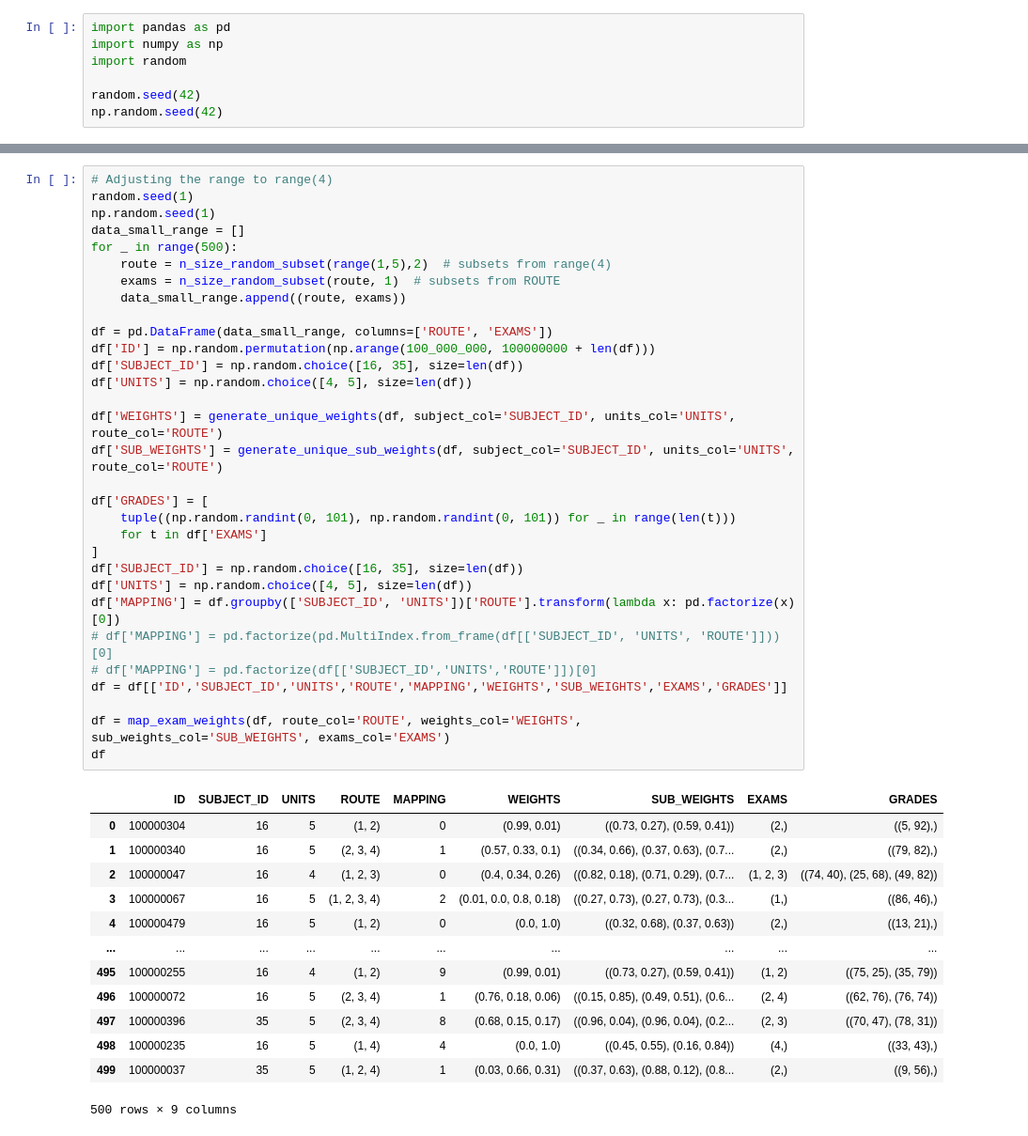
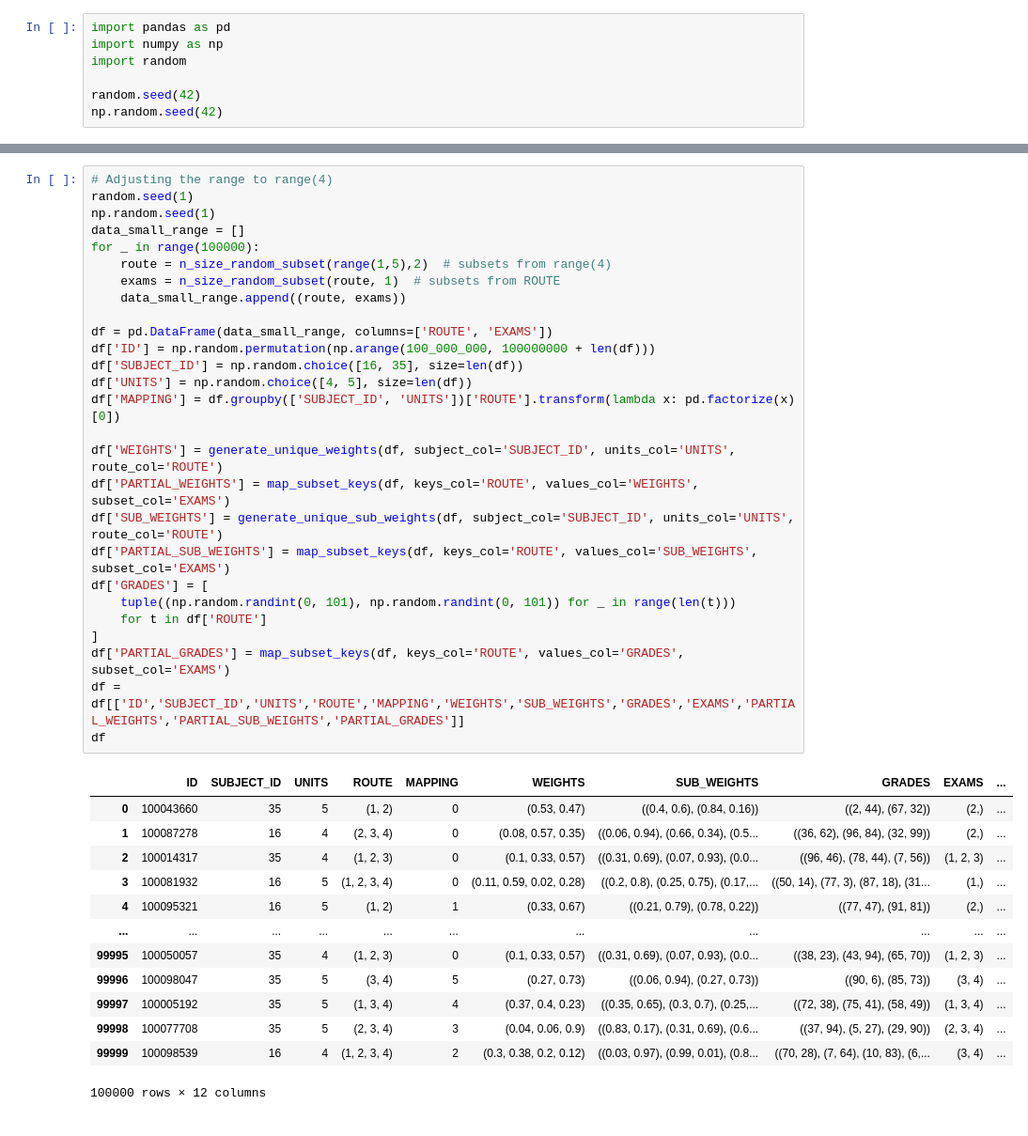
Before and after one commit to YaliToledano/atuda-baguyot, a Jupyter notebook: generate_exams_pivots_2.ipynb, the cells around one changed output, grey strips where cells are left out. Shown at 94% size. Drawn from its saved outputs; the diff is of its cells as text.

```diff
--- a/generate_exams_pivots_2.ipynb
+++ b/generate_exams_pivots_2.ipynb
@@ -109,48 +97,44 @@ def map_exam_weights(df, route_col, weights_col, sub_weights_col, exams_col, exa
 # %%
 # Adjusting the range to range(4)
 random.seed(1)
 np.random.seed(1)
 data_small_range = []
-for _ in range(500):
+for _ in range(100000):
     route = n_size_random_subset(range(1,5),2)  # subsets from range(4)
     exams = n_size_random_subset(route, 1)  # subsets from ROUTE
     data_small_range.append((route, exams))
 
 df = pd.DataFrame(data_small_range, columns=['ROUTE', 'EXAMS'])
 df['ID'] = np.random.permutation(np.arange(100_000_000, 100000000 + len(df)))
 df['SUBJECT_ID'] = np.random.choice([16, 35], size=len(df))
 df['UNITS'] = np.random.choice([4, 5], size=len(df))
+df['MAPPING'] = df.groupby(['SUBJECT_ID', 'UNITS'])['ROUTE'].transform(lambda x: pd.factorize(x)[0])
 
 df['WEIGHTS'] = generate_unique_weights(df, subject_col='SUBJECT_ID', units_col='UNITS', route_col='ROUTE')
+df['PARTIAL_WEIGHTS'] = map_subset_keys(df, keys_col='ROUTE', values_col='WEIGHTS', subset_col='EXAMS')
 df['SUB_WEIGHTS'] = generate_unique_sub_weights(df, subject_col='SUBJECT_ID', units_col='UNITS', route_col='ROUTE')
-
+df['PARTIAL_SUB_WEIGHTS'] = map_subset_keys(df, keys_col='ROUTE', values_col='SUB_WEIGHTS', subset_col='EXAMS')
 df['GRADES'] = [
     tuple((np.random.randint(0, 101), np.random.randint(0, 101)) for _ in range(len(t)))
-    for t in df['EXAMS']
+    for t in df['ROUTE']
 ]
-df['SUBJECT_ID'] = np.random.choice([16, 35], size=len(df))
-df['UNITS'] = np.random.choice([4, 5], size=len(df))
-df['MAPPING'] = df.groupby(['SUBJECT_ID', 'UNITS'])['ROUTE'].transform(lambda x: pd.factorize(x)[0])
-# df['MAPPING'] = pd.factorize(pd.MultiIndex.from_frame(df[['SUBJECT_ID', 'UNITS', 'ROUTE']]))[0]
-# df['MAPPING'] = pd.factorize(df[['SUBJECT_ID','UNITS','ROUTE']])[0]
-df = df[['ID','SUBJECT_ID','UNITS','ROUTE','MAPPING','WEIGHTS','SUB_WEIGHTS','EXAMS','GRADES']]
-
-df = map_exam_weights(df, route_col='ROUTE', weights_col='WEIGHTS', sub_weights_col='SUB_WEIGHTS', exams_col='EXAMS')
+df['PARTIAL_GRADES'] = map_subset_keys(df, keys_col='ROUTE', values_col='GRADES', subset_col='EXAMS')
+df = df[['ID','SUBJECT_ID','UNITS','ROUTE','MAPPING','WEIGHTS','SUB_WEIGHTS','GRADES','EXAMS','PARTIAL_WEIGHTS','PARTIAL_SUB_WEIGHTS','PARTIAL_GRADES']]
 df
 # %% [output]
-|  | ID | SUBJECT_ID | UNITS | ROUTE | MAPPING | WEIGHTS | SUB_WEIGHTS | EXAMS | GRADES |
-| 0 | 100000304 | 16 | 5 | (1, 2) | 0 | (0.99, 0.01) | ((0.73, 0.27), (0.59, 0.41)) | (2,) | ((5, 92),) |
-| 1 | 100000340 | 16 | 5 | (2, 3, 4) | 1 | (0.57, 0.33, 0.1) | ((0.34, 0.66), (0.37, 0.63), (0.7... | (2,) | ((79, 82),) |
-| 2 | 100000047 | 16 | 4 | (1, 2, 3) | 0 | (0.4, 0.34, 0.26) | ((0.82, 0.18), (0.71, 0.29), (0.7... | (1, 2, 3) | ((74, 40), (25, 68), (49, 82)) |
-| 3 | 100000067 | 16 | 5 | (1, 2, 3, 4) | 2 | (0.01, 0.0, 0.8, 0.18) | ((0.27, 0.73), (0.27, 0.73), (0.3... | (1,) | ((86, 46),) |
-| 4 | 100000479 | 16 | 5 | (1, 2) | 0 | (0.0, 1.0) | ((0.32, 0.68), (0.37, 0.63)) | (2,) | ((13, 21),) |
-| ... | ... | ... | ... | ... | ... | ... | ... | ... | ... |
-| 495 | 100000255 | 16 | 4 | (1, 2) | 9 | (0.99, 0.01) | ((0.73, 0.27), (0.59, 0.41)) | (1, 2) | ((75, 25), (35, 79)) |
-| 496 | 100000072 | 16 | 5 | (2, 3, 4) | 1 | (0.76, 0.18, 0.06) | ((0.15, 0.85), (0.49, 0.51), (0.6... | (2, 4) | ((62, 76), (76, 74)) |
-| 497 | 100000396 | 35 | 5 | (2, 3, 4) | 8 | (0.68, 0.15, 0.17) | ((0.96, 0.04), (0.96, 0.04), (0.2... | (2, 3) | ((70, 47), (78, 31)) |
-| 498 | 100000235 | 16 | 5 | (1, 4) | 4 | (0.0, 1.0) | ((0.45, 0.55), (0.16, 0.84)) | (4,) | ((33, 43),) |
-| 499 | 100000037 | 35 | 5 | (1, 2, 4) | 1 | (0.03, 0.66, 0.31) | ((0.37, 0.63), (0.88, 0.12), (0.8... | (2,) | ((9, 56),) |
+|  | ID | SUBJECT_ID | UNITS | ROUTE | MAPPING | WEIGHTS | SUB_WEIGHTS | GRADES | EXAMS | ... |
+| 0 | 100043660 | 35 | 5 | (1, 2) | 0 | (0.53, 0.47) | ((0.4, 0.6), (0.84, 0.16)) | ((2, 44), (67, 32)) | (2,) | ... |
+| 1 | 100087278 | 16 | 4 | (2, 3, 4) | 0 | (0.08, 0.57, 0.35) | ((0.06, 0.94), (0.66, 0.34), (0.5... | ((36, 62), (96, 84), (32, 99)) | (2,) | ... |
+| 2 | 100014317 | 35 | 4 | (1, 2, 3) | 0 | (0.1, 0.33, 0.57) | ((0.31, 0.69), (0.07, 0.93), (0.0... | ((96, 46), (78, 44), (7, 56)) | (1, 2, 3) | ... |
+| 3 | 100081932 | 16 | 5 | (1, 2, 3, 4) | 0 | (0.11, 0.59, 0.02, 0.28) | ((0.2, 0.8), (0.25, 0.75), (0.17,... | ((50, 14), (77, 3), (87, 18), (31... | (1,) | ... |
+| 4 | 100095321 | 16 | 5 | (1, 2) | 1 | (0.33, 0.67) | ((0.21, 0.79), (0.78, 0.22)) | ((77, 47), (91, 81)) | (2,) | ... |
+| ... | ... | ... | ... | ... | ... | ... | ... | ... | ... | ... |
+| 99995 | 100050057 | 35 | 4 | (1, 2, 3) | 0 | (0.1, 0.33, 0.57) | ((0.31, 0.69), (0.07, 0.93), (0.0... | ((38, 23), (43, 94), (65, 70)) | (1, 2, 3) | ... |
+| 99996 | 100098047 | 35 | 5 | (3, 4) | 5 | (0.27, 0.73) | ((0.06, 0.94), (0.27, 0.73)) | ((90, 6), (85, 73)) | (3, 4) | ... |
+| 99997 | 100005192 | 35 | 5 | (1, 3, 4) | 4 | (0.37, 0.4, 0.23) | ((0.35, 0.65), (0.3, 0.7), (0.25,... | ((72, 38), (75, 41), (58, 49)) | (1, 3, 4) | ... |
+| 99998 | 100077708 | 35 | 5 | (2, 3, 4) | 3 | (0.04, 0.06, 0.9) | ((0.83, 0.17), (0.31, 0.69), (0.6... | ((37, 94), (5, 27), (29, 90)) | (2, 3, 4) | ... |
+| 99999 | 100098539 | 16 | 4 | (1, 2, 3, 4) | 2 | (0.3, 0.38, 0.2, 0.12) | ((0.03, 0.97), (0.99, 0.01), (0.8... | ((70, 28), (7, 64), (10, 83), (6,... | (3, 4) | ... |
-500 rows × 9 columns
+100000 rows × 12 columns
 # %%
 import pandas as pd
 import numpy as np
```
Also changed, not shown: parts of 8 cells of this notebook.
